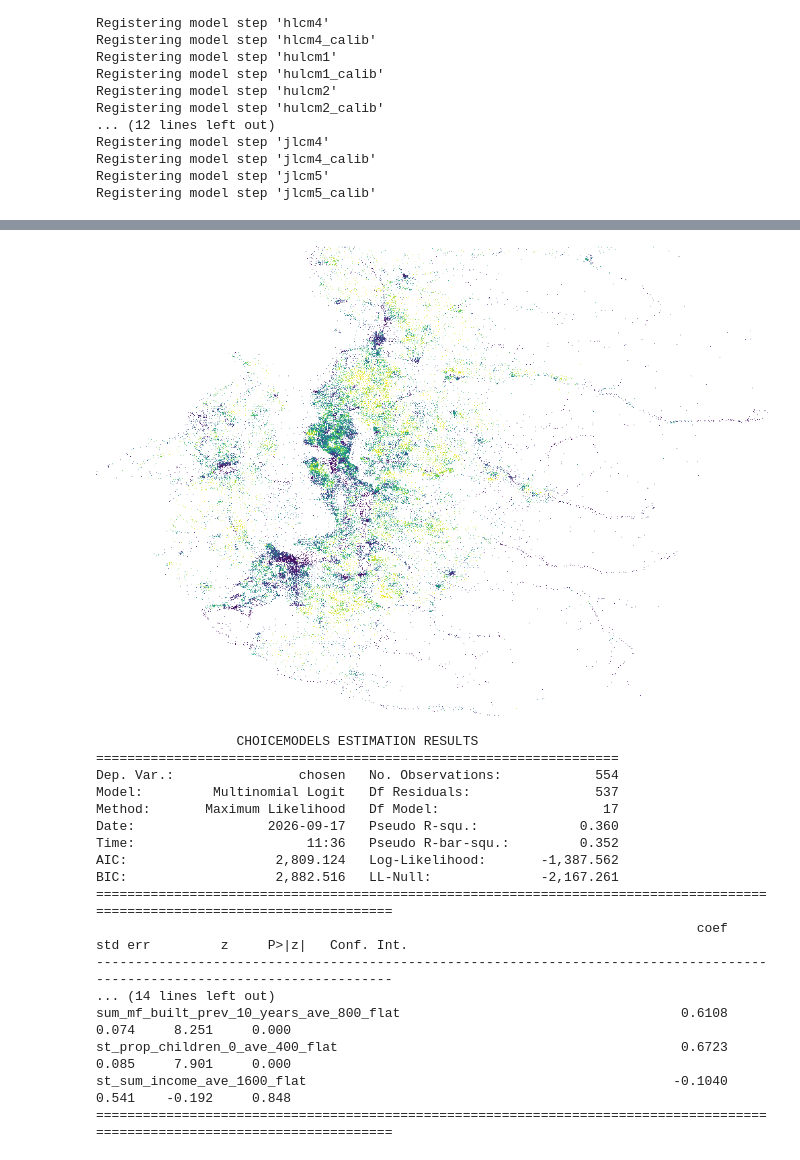
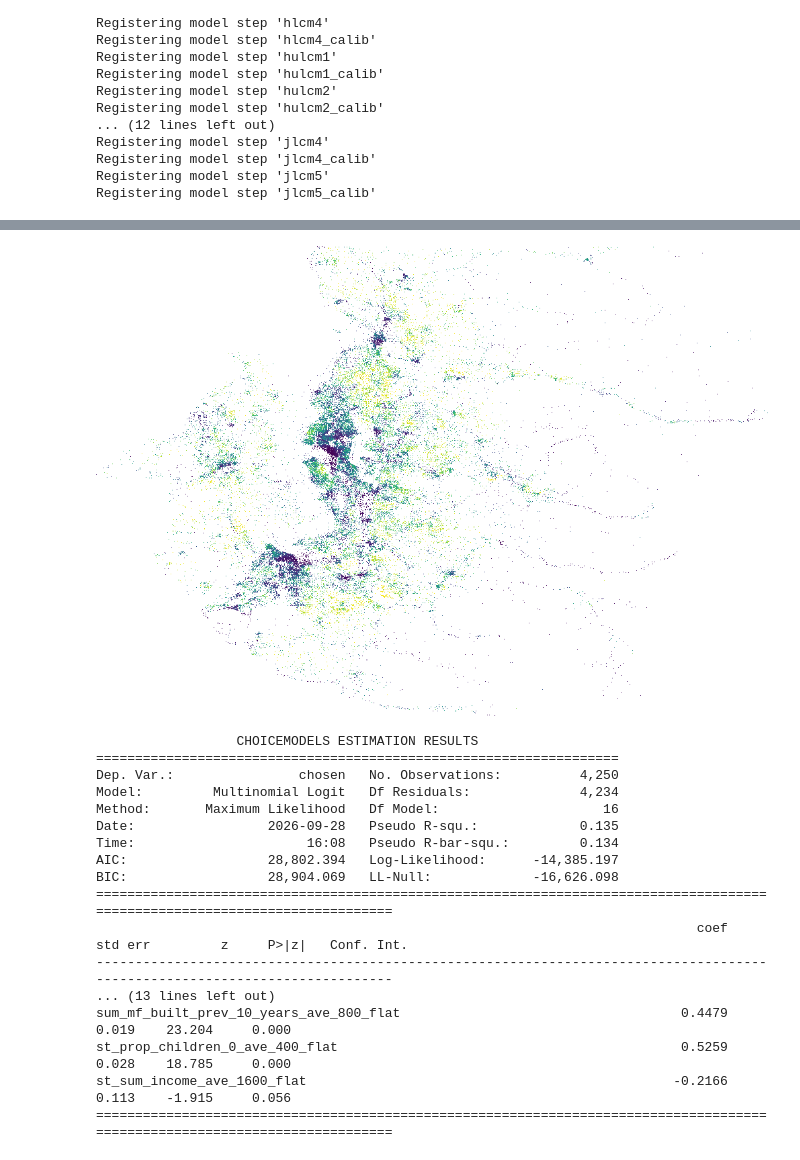
Before and after one commit to psrc/psrc_mazsim, a Jupyter notebook: projects/baseline_fall_2026/notebooks/hulcm_estimation.ipynb, the cells around one changed output, grey strips where cells are left out. Cells and saved outputs as stored; diff of their text form; code cells hidden in the pictures.

```diff
--- a/projects/baseline_fall_2026/notebooks/hulcm_estimation.ipynb
+++ b/projects/baseline_fall_2026/notebooks/hulcm_estimation.ipynb
@@ -186,6 +186,7 @@ expl_vars = [
     'st_total_households_sum_2000_flat',
     # 'st_block_groups_median_year_built',
     'st_is_transit_stop_sum_1600_flat',
+    'st_is_urban_center_sum_1600_flat',
     # 'st_block_groups_median_income',
     'sum_sf_built_prev_10_years_ave_1600_flat',
     'sum_mf_built_prev_10_years_ave_800_flat',
@@ -195,16 +196,16 @@ expl_vars = [
 # %%
 corr_plot(expl_vars)
 # %%
-# hulcm1: Single-family owner housing units
+# hulcm1: Single-family
 m = LargeMultinomialLogitStep()
 m.choosers = ['housing_units']
 m.chooser_sample_size = 5000
 m.chooser_filters = '(year_built > 2010) & (unit_type_id == 1)'
 m.alternatives = ['blocks']
-m.choice_column = 'block_id'
+m.choice_column = 'maz_id'
 m.constrained_choices = True
 m.alt_sample_size = 50
-m.out_chooser_filters = '(block_id == "-1") & (year_built > 2010) & (unit_type_id == 1)'
+m.out_chooser_filters = '(maz_id == "-1") & (year_built > 2010) & (unit_type_id == 1)'
 m.alt_capacity = 'vacant_du_spaces'
 m.out_alt_filters = 'vacant_du_spaces > 0'
 m.model_expression = util.str_model_expression(expl_vars, add_constant=False)
@@ -230,23 +231,23 @@ st_sum_income_ave_1600_flat                                                0.211
 ============================================================================================================================
 # %%
-proba = create_probs_table(m, sample_choosers= 1, idx='block_id')
+proba = create_probs_table(m, sample_choosers= 1, idx='maz_id')
 plot_probas(proba)
 # %% [output]
-[figure, old version]
+[figure, new version]
 # %%
 # register model (will overwrite previous model)
 mm.register(m)
 # %%
-# hulcm2: Single-family renter housing units
+# hulcm2: Middle-density
 m = LargeMultinomialLogitStep()
 m.choosers = ['housing_units']
 # m.chooser_sample_size = 1000
 m.chooser_filters = '(year_built > 2010) & (unit_type_id == 2)'
 m.alternatives = ['blocks']
-m.choice_column = 'block_id'
+m.choice_column = 'maz_id'
 m.constrained_choices = True
 m.alt_sample_size = 50
-m.out_chooser_filters = '(block_id == "-1") & (year_built > 2010) & (unit_type_id == 2)'
+m.out_chooser_filters = '(maz_id == "-1") & (year_built > 2010) & (unit_type_id == 2)'
 m.alt_capacity = 'vacant_du_spaces_clip'
 m.out_alt_filters = 'vacant_du_spaces_clip > 0'
 m.model_expression = util.str_model_expression(expl_vars, add_constant=False)
@@ -255,20 +256,20 @@ m.name = 'hulcm2'
 # %% [output]
                   CHOICEMODELS ESTIMATION RESULTS
 ===================================================================
-Dep. Var.:                chosen   No. Observations:            554
-Model:         Multinomial Logit   Df Residuals:                537
-Method:       Maximum Likelihood   Df Model:                     17
-Date:                 2026-09-17   Pseudo R-squ.:             0.360
-Time:                      11:36   Pseudo R-bar-squ.:         0.352
-AIC:                   2,809.124   Log-Likelihood:       -1,387.562
-BIC:                   2,882.516   LL-Null:              -2,167.261
+Dep. Var.:                chosen   No. Observations:          4,250
+Model:         Multinomial Logit   Df Residuals:              4,234
+Method:       Maximum Likelihood   Df Model:                     16
+Date:                 2026-09-28   Pseudo R-squ.:             0.135
+Time:                      16:08   Pseudo R-bar-squ.:         0.134
+AIC:                  28,802.394   Log-Likelihood:      -14,385.197
+BIC:                  28,904.069   LL-Null:             -16,626.098
 ============================================================================================================================
                                                                              coef   std err         z     P>|z|   Conf. Int.
 ----------------------------------------------------------------------------------------------------------------------------
-... (14 lines left out)
-sum_mf_built_prev_10_years_ave_800_flat                                    0.6108     0.074     8.251     0.000
-st_prop_children_0_ave_400_flat                                            0.6723     0.085     7.901     0.000
-st_sum_income_ave_1600_flat                                               -0.1040     0.541    -0.192     0.848
+... (13 lines left out)
+sum_mf_built_prev_10_years_ave_800_flat                                    0.4479     0.019    23.204     0.000
+st_prop_children_0_ave_400_flat                                            0.5259     0.028    18.785     0.000
+st_sum_income_ave_1600_flat                                               -0.2166     0.113    -1.915     0.056
 ============================================================================================================================
 # %%
 # register model (will overwrite previous model)
```
Also changed, not shown: parts of 8 cells of this notebook, 42 other files.
